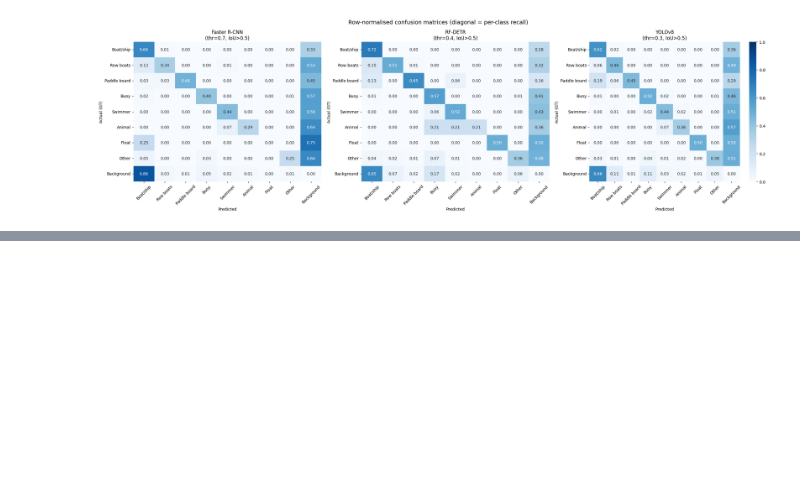
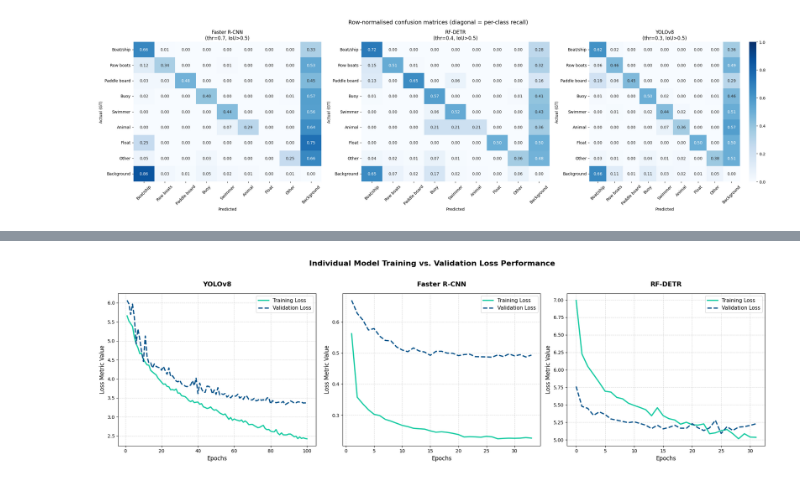
Before and after one commit to Timson1235/AP2026-Maritime-Navigation, a Jupyter notebook: 3_Model/evaluate_all_models.ipynb, the cells around one changed output, grey strips where cells are left out. Drawn from its saved outputs; the diff is of its cells as text; code cells hidden in the pictures; blank space fills up the shorter version.

Commit message:
add plot of training and val loss for each models

```diff
--- a/3_Model/evaluate_all_models.ipynb
+++ b/3_Model/evaluate_all_models.ipynb
@@ -708,0 +731,82 @@ Saved report figure -> C:\Users\TimPr\allcode\AP2026-Maritime-Navigation\report\
+# %%
+# 1. Define base paths for the metrics files
+# Using Path objects to ensure cross-platform compatibility
+frcnn_path = Path(r"M:\_HAW KIEL\M.Sc\AP2026-Maritime-Navigation\runs\fasterrcnn\metrics.csv")
+rfdetr_path = Path(r"M:\_HAW KIEL\M.Sc\AP2026-Maritime-Navigation\runs\rfdetr\metrics_rfdtr_cleaned.csv")
+yolo_path = Path(r"M:\_HAW KIEL\M.Sc\AP2026-Maritime-Navigation\runs\yolov8\results.csv")
+
+# Initialize data container
+processed_metrics = {}
+
+# 1. Parse Faster R-CNN (Unified loss metrics columns)
+if frcnn_path.exists():
+    df_frcnn = pd.read_csv(frcnn_path)
+    df_frcnn.columns = [c.strip() for c in df_frcnn.columns]
+    processed_metrics['Faster R-CNN'] = {
+        'epoch': df_frcnn['epoch'],
+        'train_loss': df_frcnn['train/loss'],
+        'val_loss': df_frcnn['val/loss']
+    }
+
+# 2. Parse RF-DETR (Collapsing sparse rows by selecting first valid entry per epoch)
+if rfdetr_path.exists():
+    df_rf_raw = pd.read_csv(rfdetr_path)
+    df_rf_raw.columns = [c.strip() for c in df_rf_raw.columns]
+    df_rf = df_rf_raw.groupby('epoch').first().reset_index()
+    processed_metrics['RF-DETR'] = {
+        'epoch': df_rf['epoch'],
+        'train_loss': df_rf['train/loss'],
+        'val_loss': df_rf['val/loss']
+    }
+
+# 3. Parse YOLOv8 (Aggregating bounding box, class, and distribution focal losses)
+if yolo_path.exists():
+    df_yolo = pd.read_csv(yolo_path)
+    df_yolo.columns = [c.strip() for c in df_yolo.columns]
+    total_train_yolo = df_yolo['train/box_loss'] + df_yolo['train/cls_loss'] + df_yolo['train/dfl_loss']
+    total_val_yolo = df_yolo['val/box_loss'] + df_yolo['val/cls_loss'] + df_yolo['val/dfl_loss']
+    processed_metrics['YOLOv8'] = {
+        'epoch': df_yolo['epoch'],
+        'train_loss': total_train_yolo,
+        'val_loss': total_val_yolo
+    }
+
+# 4. Generate the Three Plots (1 Row, 3 Columns Panel Layout)
+# Color scheme matching project standard (Teal for training, Deep Navy for validation)
+color_train = '#11caa0'  # Teal
+color_val = '#005088'    # Deep Blue
+
+fig, axes = plt.subplots(1, 3, figsize=(20, 6), sharex=False)
+
+# Model configuration mapping to iterate across subplots cleanly
+models_order = ['YOLOv8', 'Faster R-CNN', 'RF-DETR']
+
+for idx, model_name in enumerate(models_order):
+    if model_name in processed_metrics:
+        data = processed_metrics[model_name]
+        ax = axes[idx]
+
+        # Plot training loss line
+        ax.plot(data['epoch'], data['train_loss'],
+                label='Training Loss', color=color_train, linewidth=2.5)
+
+        # Plot validation loss line as a dashed curve for professional contrast
+        ax.plot(data['epoch'], data['val_loss'],
+                label='Validation Loss', color=color_val, linewidth=2.5, linestyle='--')
+
+        # Polish individual subplot attributes
+        ax.set_title(f'{model_name}', fontsize=14, fontweight='bold', pad=15)
+        ax.set_xlabel('Epochs', fontsize=12)
+        ax.set_ylabel('Loss Metric Value', fontsize=12)
+        ax.grid(True, linestyle='--', alpha=0.5)
+        ax.legend(fontsize=11, loc='upper right')
+
+# Global Layout Polish
+plt.suptitle('Individual Model Training vs. Validation Loss Performance', fontsize=16, fontweight='bold', y=1.02)
+plt.tight_layout()
+
+# Save the publication-quality comparison figure
+plt.savefig('model_losses_individual.png', dpi=300, bbox_inches='tight')
+plt.show()
+# %% [output]
+[figure, added]
```
Also changed, not shown: parts of 1 cell of this notebook, 1 other file.
